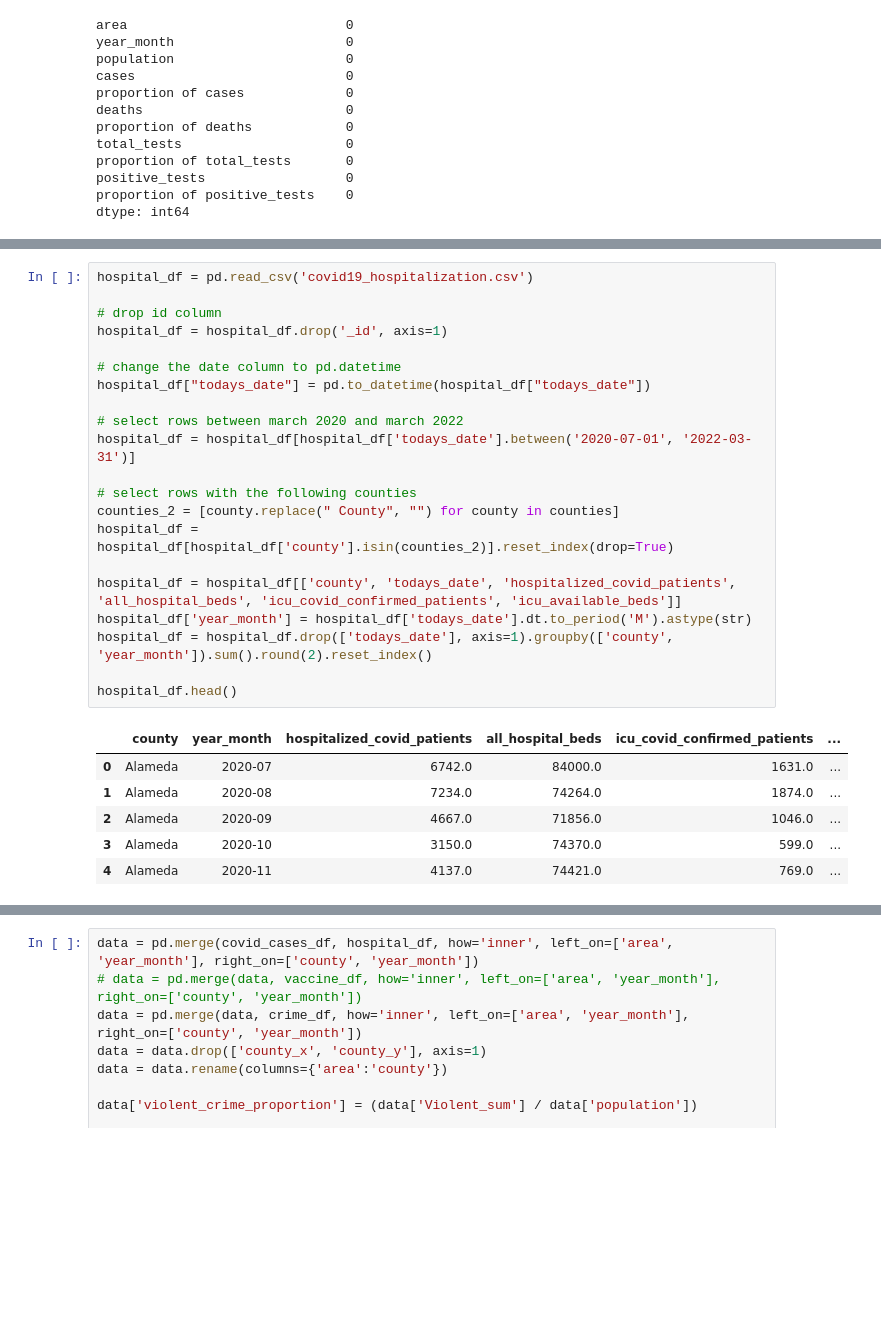
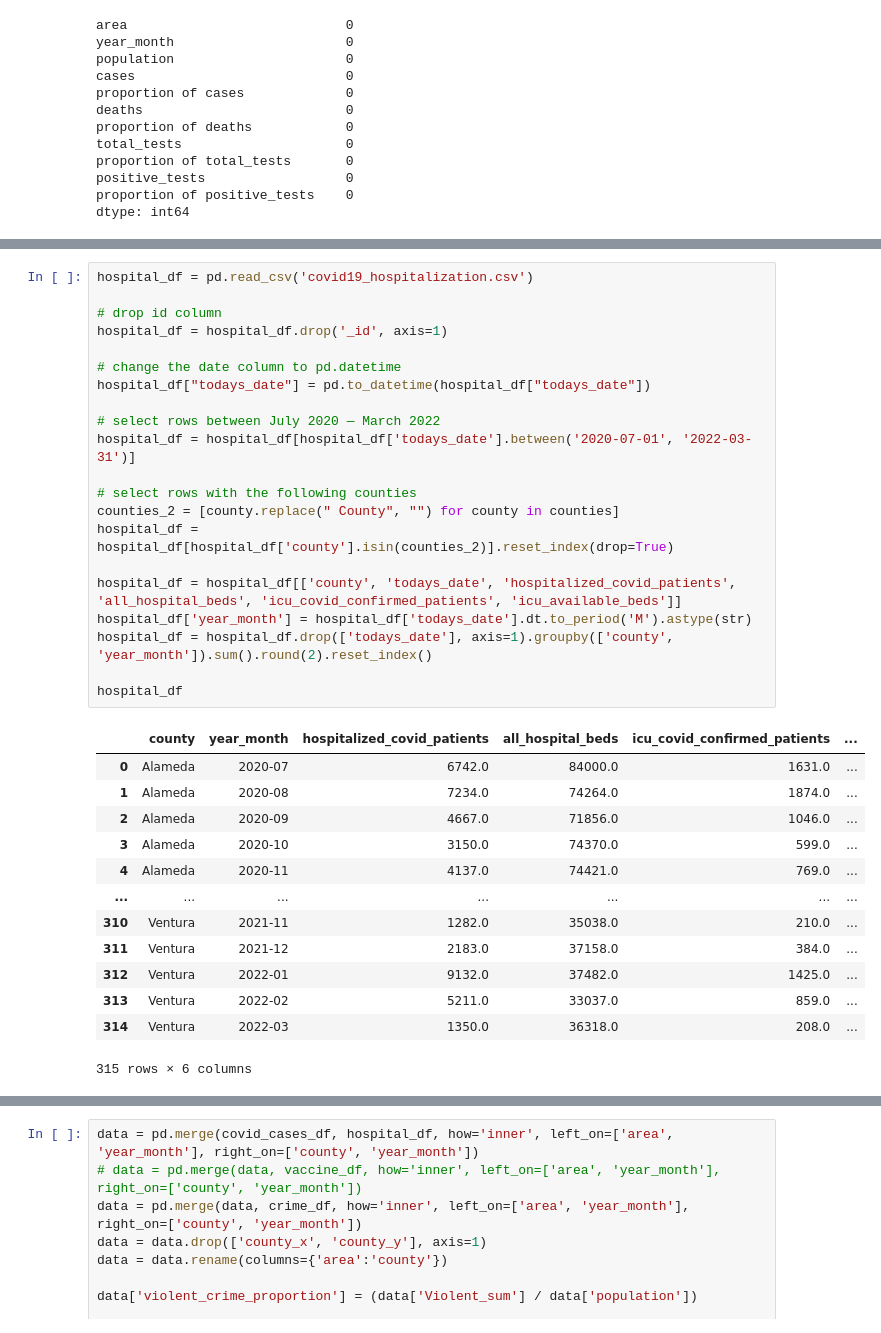
Before and after one commit to COGS108/Group022_WI24, a Jupyter notebook: FinalProject_Group022_WI24.ipynb, the cells around one changed output, grey strips where cells are left out. Cells and saved outputs as stored; diff of their text form; blank space fills up the shorter version.

```diff
--- a/FinalProject_Group022_WI24.ipynb
+++ b/FinalProject_Group022_WI24.ipynb
@@ -263,29 +284,36 @@ dtype: int64
 # %%
 hospital_df = pd.read_csv('covid19_hospitalization.csv')
 
 # drop id column
 hospital_df = hospital_df.drop('_id', axis=1)
 
 # change the date column to pd.datetime
 hospital_df["todays_date"] = pd.to_datetime(hospital_df["todays_date"])
 
-# select rows between march 2020 and march 2022
+# select rows between July 2020 — March 2022
 hospital_df = hospital_df[hospital_df['todays_date'].between('2020-07-01', '2022-03-31')]
 
 # select rows with the following counties
 counties_2 = [county.replace(" County", "") for county in counties]
 hospital_df = hospital_df[hospital_df['county'].isin(counties_2)].reset_index(drop=True)
 
 hospital_df = hospital_df[['county', 'todays_date', 'hospitalized_covid_patients', 'all_hospital_beds', 'icu_covid_confirmed_patients', 'icu_available_beds']]
 hospital_df['year_month'] = hospital_df['todays_date'].dt.to_period('M').astype(str)
 hospital_df = hospital_df.drop(['todays_date'], axis=1).groupby(['county', 'year_month']).sum().round(2).reset_index()
 
-hospital_df.head()
+hospital_df
 # %% [output]
 |  | county | year_month | hospitalized_covid_patients | all_hospital_beds | icu_covid_confirmed_patients | ... |
 | 0 | Alameda | 2020-07 | 6742.0 | 84000.0 | 1631.0 | ... |
 | 1 | Alameda | 2020-08 | 7234.0 | 74264.0 | 1874.0 | ... |
 | 2 | Alameda | 2020-09 | 4667.0 | 71856.0 | 1046.0 | ... |
 | 3 | Alameda | 2020-10 | 3150.0 | 74370.0 | 599.0 | ... |
 | 4 | Alameda | 2020-11 | 4137.0 | 74421.0 | 769.0 | ... |
+| ... | ... | ... | ... | ... | ... | ... |
+| 310 | Ventura | 2021-11 | 1282.0 | 35038.0 | 210.0 | ... |
+| 311 | Ventura | 2021-12 | 2183.0 | 37158.0 | 384.0 | ... |
+| 312 | Ventura | 2022-01 | 9132.0 | 37482.0 | 1425.0 | ... |
+| 313 | Ventura | 2022-02 | 5211.0 | 33037.0 | 859.0 | ... |
+| 314 | Ventura | 2022-03 | 1350.0 | 36318.0 | 208.0 | ... |
+315 rows × 6 columns
 # %%
```
Also changed, not shown: parts of 23 cells of this notebook.
